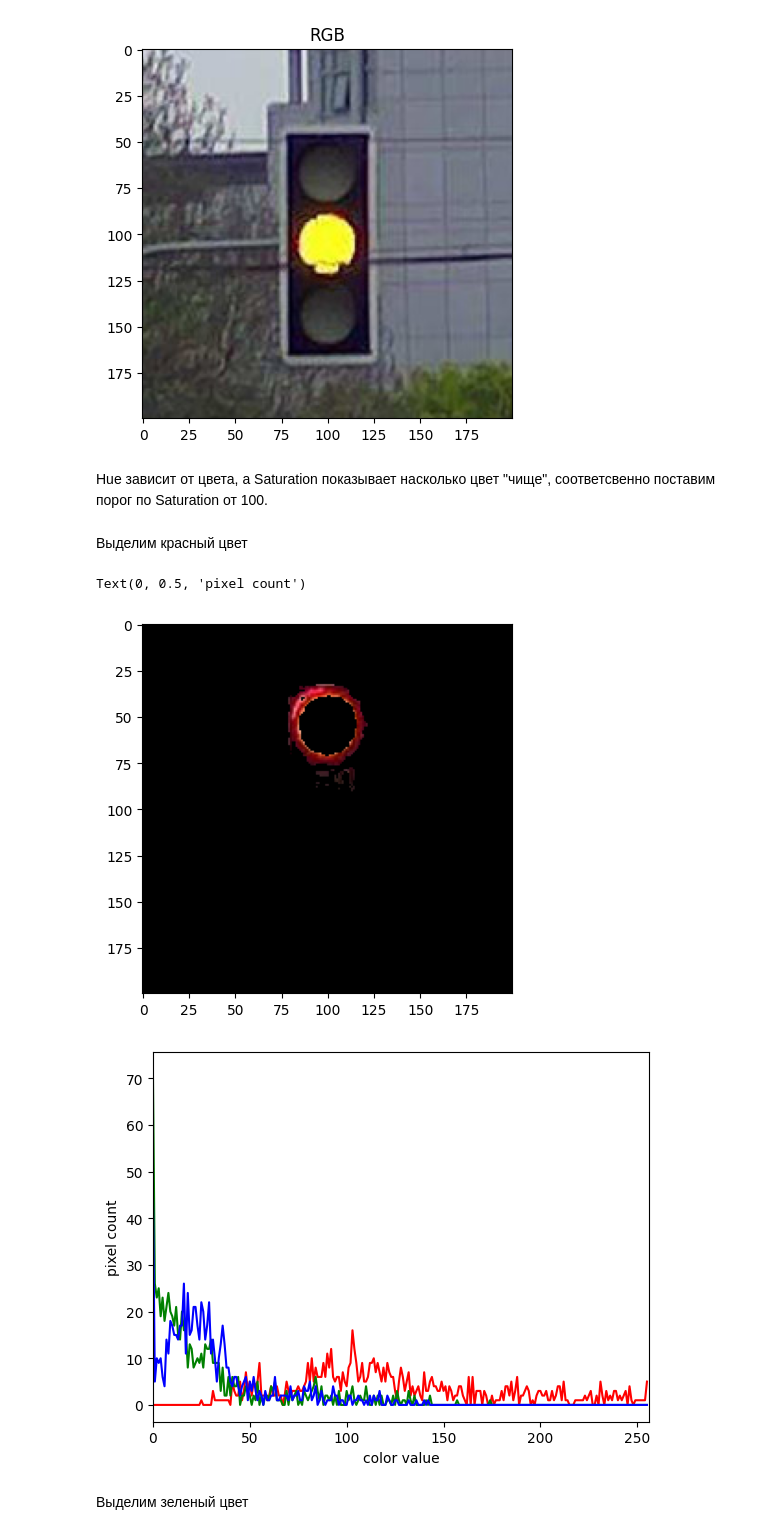
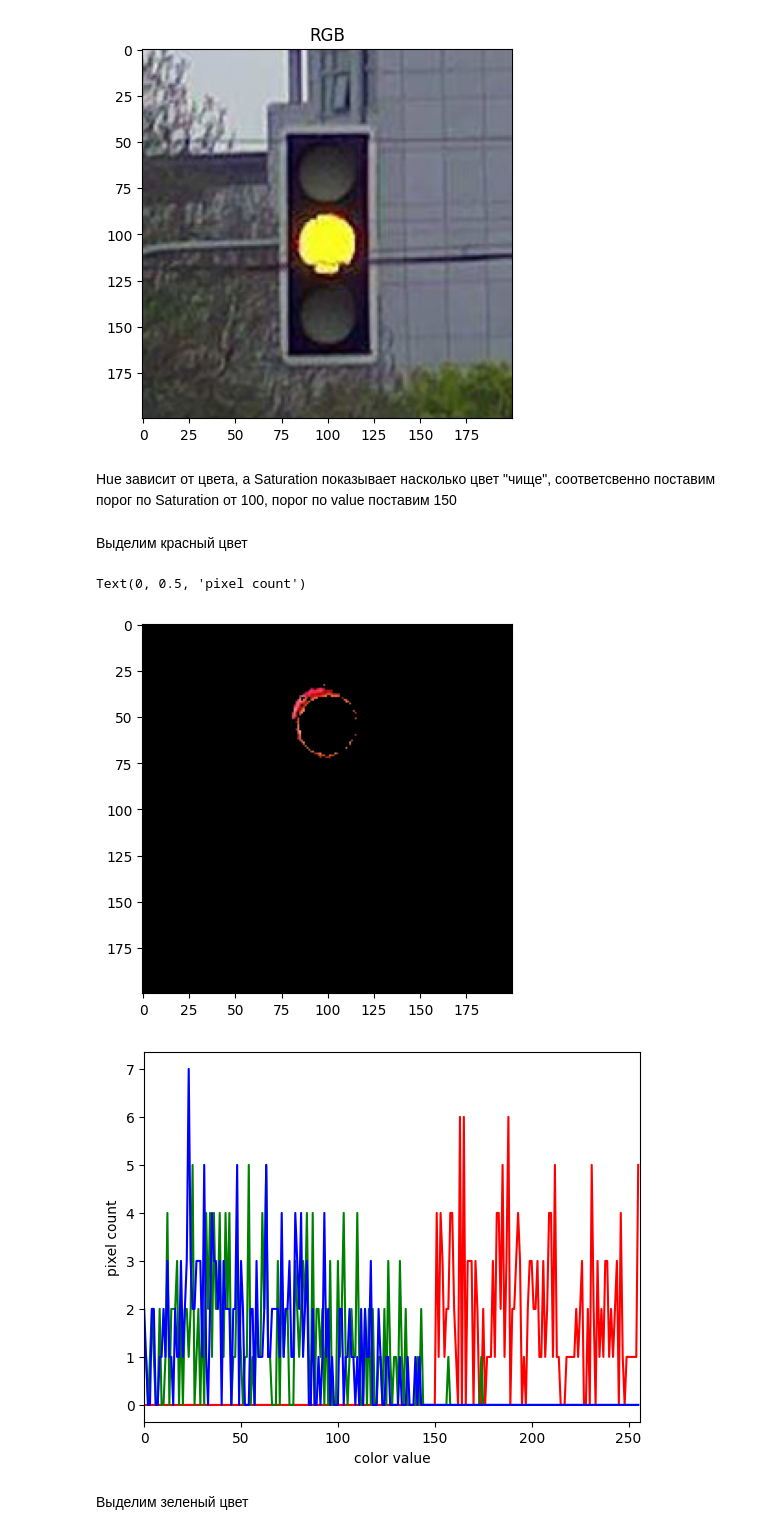
Before and after one commit to Geliron12/computer_vision2024, a Jupyter notebook: homework1/homework1.ipynb, the cells around one changed output. Cells and saved outputs as stored; diff of their text form; code cells hidden in the pictures.

```diff
--- a/homework1/homework1.ipynb
+++ b/homework1/homework1.ipynb
@@ -233,37 +233,37 @@ Text(0.5, 1.0, 'RGB')
 [figure]
 [figure]
 # %% [markdown]
- Hue зависит от цвета, а Saturation показывает насколько цвет "чище", соответсвенно поставим порог по Saturation от 100.
+ Hue зависит от цвета, а Saturation показывает насколько цвет "чище", соответсвенно поставим порог по Saturation от 100, порог по value поставим 150
 # %% [markdown]
 Выделим красный цвет
 # %%
 wellplate = np.copy(red_img_rgb)
 mask = np.zeros(shape=wellplate.shape[0:2], dtype="bool")
-x = np.where(((red_img_hsv[:,:,0] > 170) | (red_img_hsv[:,:,0] < 10)) & (red_img_hsv[:,:,1] > 100)) #red
+x = np.where(((red_img_hsv[:,:,0] > 170) | (red_img_hsv[:,:,0] < 10)) & (red_img_hsv[:,:,1] > 100) & (red_img_hsv[:,:,2] > 150)) #red
 mask[x] = 1
 
 masked_img = wellplate[:]
 masked_img[np.logical_not(mask)] = 0
 plt.imshow(masked_img)
 
 #colors
 colors = ("red", "green", "blue")
 
 #hist plot for each color
 plt.figure()
 plt.xlim([0, 256])
 for (channel_id, color) in enumerate(colors):
     histogram, bin_edges = np.histogram(
         wellplate[:, :, channel_id][mask], bins=256, range=(0, 256)
     )
     plt.plot(histogram, color=color)
 
 plt.xlabel("color value")
 plt.ylabel("pixel count")
 # %% [output]
 Text(0, 0.5, 'pixel count')
-[figure, old version]
+[figure, new version]
-[figure, old version]
+[figure, new version]
 # %% [markdown]
 Выделим зеленый цвет
 # %%
```
Also changed, not shown: parts of 5 cells of this notebook, 3 other files.
